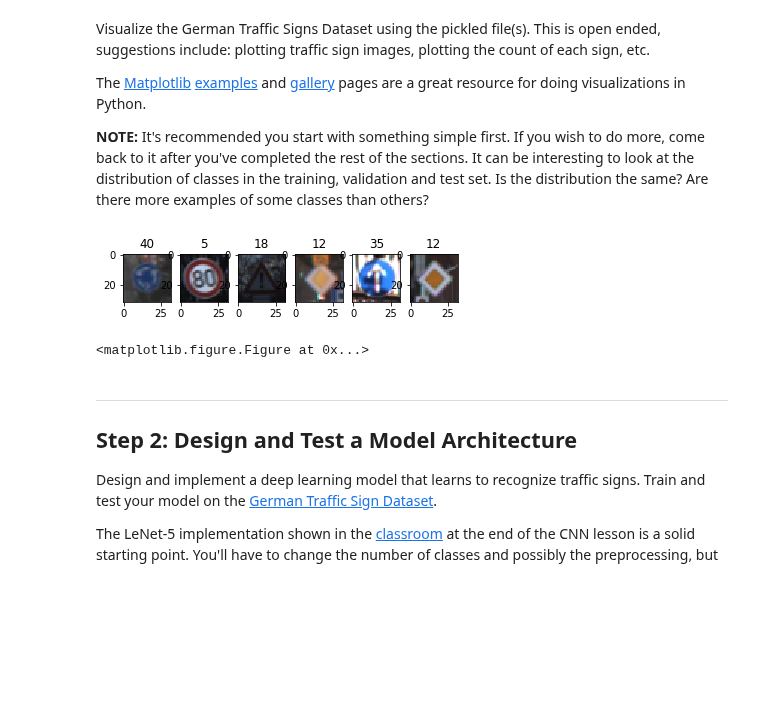
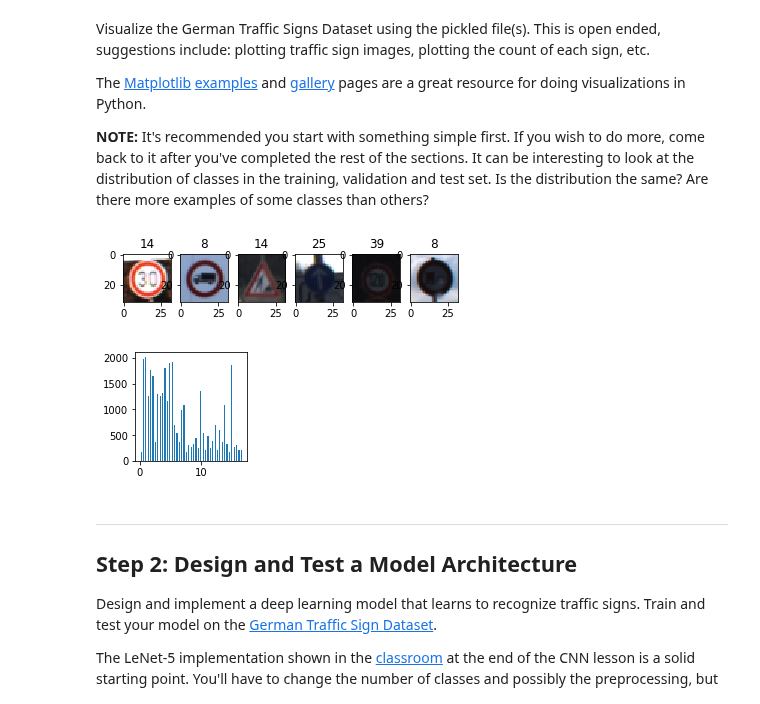
Before and after one commit to patman77/SDCE_nanodegree, a Jupyter notebook: Term1/Project2_Traffic_Sign_Classifier_Project/Traffic_Sign_Classifier.ipynb, the cells around one changed output. Cells and saved outputs as stored; diff of their text form; code cells hidden in the pictures; blank space fills up the shorter version.

Commit message:
added label coverage histogram

```diff
--- a/Term1/Project2_Traffic_Sign_Classifier_Project/Traffic_Sign_Classifier.ipynb
+++ b/Term1/Project2_Traffic_Sign_Classifier_Project/Traffic_Sign_Classifier.ipynb
@@ -84,6 +84,7 @@ print("Number of training examples =", n_train)
 print("Number of testing examples =", n_test)
 print("Image data shape =", image_shape)
 print("Number of classes =", len(counts))
+n_classes = len(counts)
 # %% [output]
 Number of training examples = 34799
 Number of testing examples = 12630
@@ -100,25 +101,32 @@ The [Matplotlib](http://matplotlib.org/) [examples](http://matplotlib.org/exampl
 # %%
 ### Data exploration visualization code goes here.
 ### Feel free to use as many code cells as needed.
 import matplotlib.pyplot as plt
 import numpy as np
 import random
 # Visualizations will be shown in the notebook.
 %matplotlib inline
 
 fig, axes = plt.subplots(1,6)
 plt.figure(figsize=(2,2))
 
 for i in range(6):
     index = random.randint(0, len(X_train))
     image = X_train[index].squeeze()
     axes[i].imshow(image)
     axes[i].set_title(y_train[index])
 #print(y_train[index])
 #print(X_train[index])
+
+#histogram how often the labels are covered, this should be equalized via data augmentation
+histogram, bins = np.histogram(y_train, bins=n_classes)
+w = 0.2*(bins[1]-bins[0])
+center = (bins[:-1] + bins[1:])/5
+plt.bar(center, histogram, width=w)
+plt.show()
 # %% [output]
-[figure, old version]
+[figure, new version]
-<matplotlib.figure.Figure at 0x...>
+[figure, added]
 # %% [markdown]
 ----
 
```
